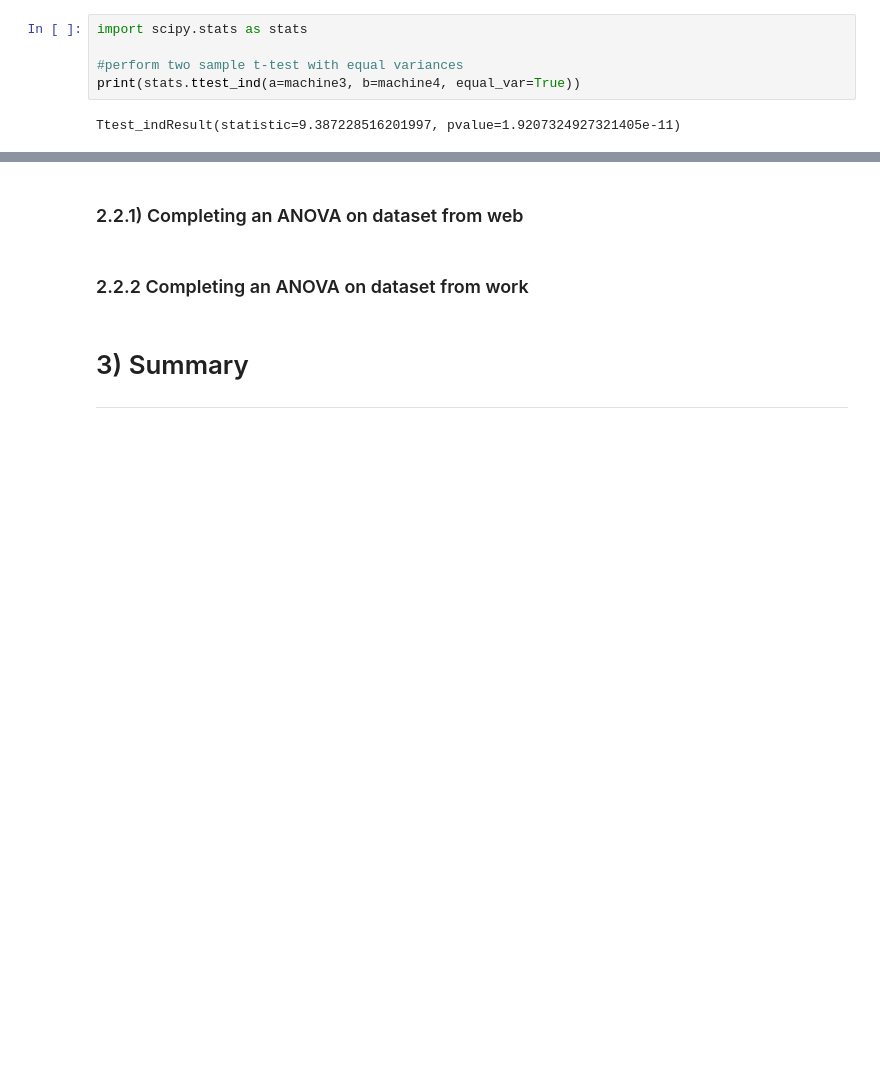
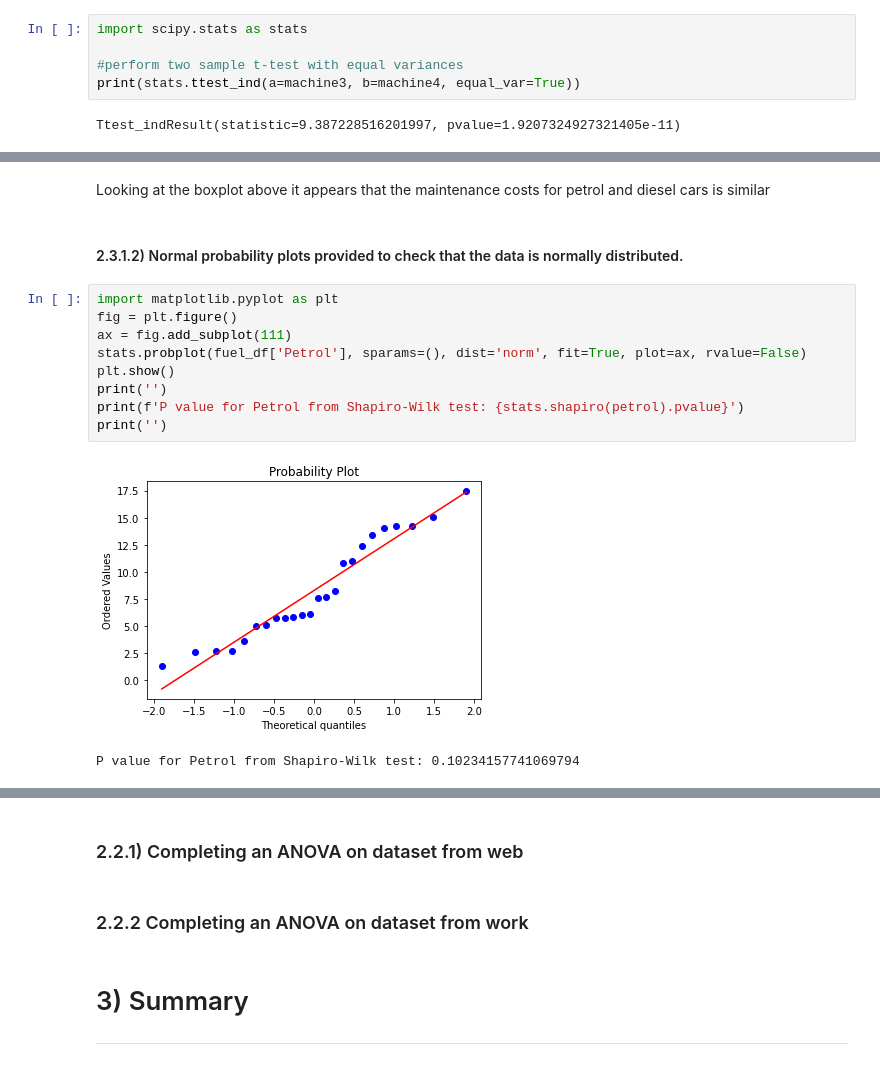
Before and after one commit to KeithQuinn/Machine-Learning-and-Statistics-Winter-21-22, a Jupyter notebook: scipy-stats.ipynb, the cells around one changed output, grey strips where cells are left out. Cells and saved outputs as stored; diff of their text form; blank space fills up the shorter version.

```diff
--- a/scipy-stats.ipynb
+++ b/scipy-stats.ipynb
@@ -162,0 +194,16 @@ Because the p-value of our test (1.92e-11) is less than alpha = 0.05, we reject
+# %% [markdown]
+Looking at the boxplot above it appears that the maintenance costs for petrol and diesel cars is similar
+# %% [markdown]
+#### 2.3.1.2) Normal probability plots provided to check that the data is normally distributed.
+# %%
+import matplotlib.pyplot as plt
+fig = plt.figure()
+ax = fig.add_subplot(111)
+stats.probplot(fuel_df['Petrol'], sparams=(), dist='norm', fit=True, plot=ax, rvalue=False)
+plt.show()
+print('')
+print(f'P value for Petrol from Shapiro-Wilk test: {stats.shapiro(petrol).pvalue}')
+print('')
+# %% [output]
+[figure, added]
+P value for Petrol from Shapiro-Wilk test: 0.10234157741069794
```
Also changed, not shown: parts of 37 cells of this notebook, 4 other files.
